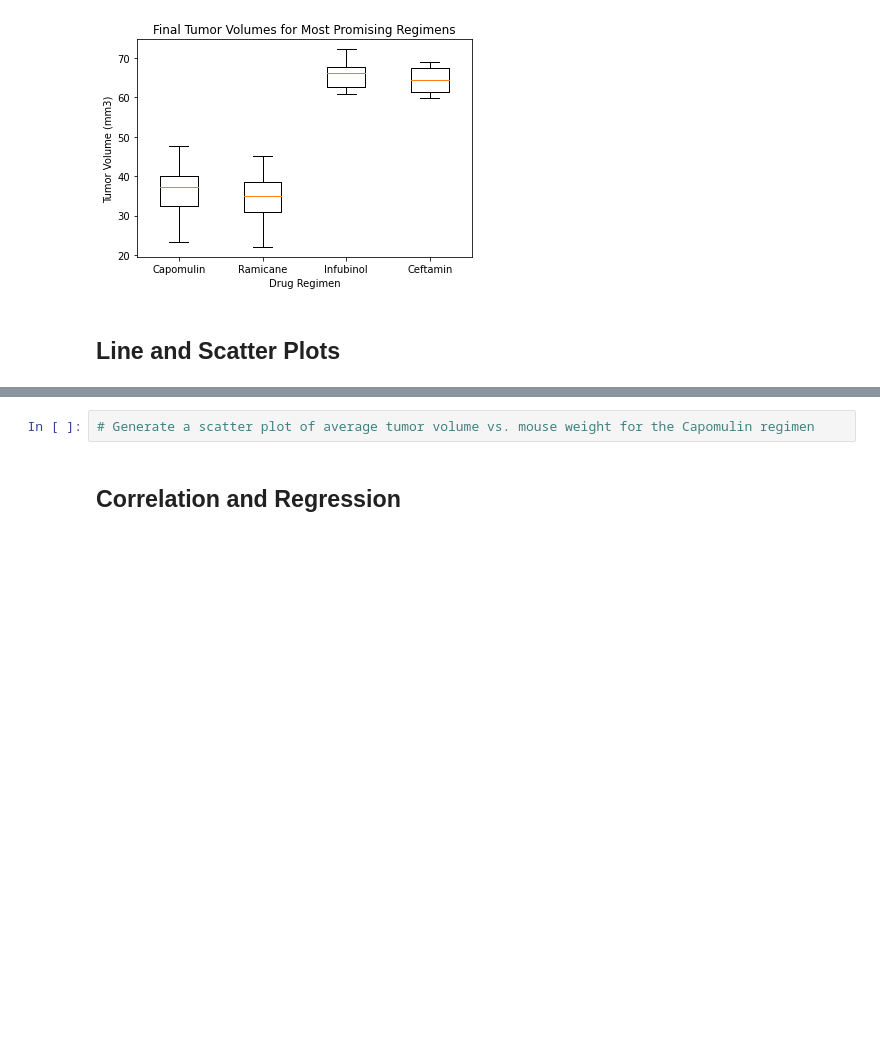
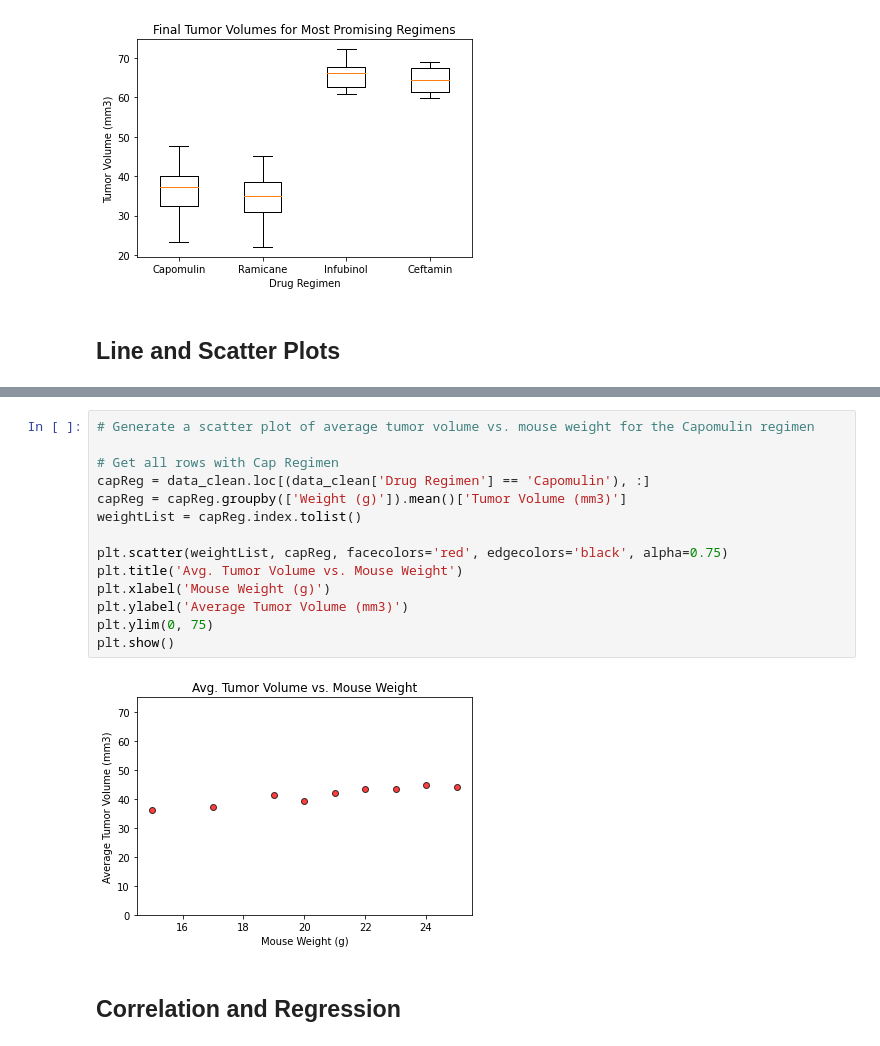
Before and after one commit to siararaeDA/matplotlib-challenge, a Jupyter notebook: Pymaceuticals/pymaceuticals.ipynb, the cells around one changed output, grey strips where cells are left out. Cells and saved outputs as stored; diff of their text form; blank space fills up the shorter version.

```diff
--- a/Pymaceuticals/pymaceuticals.ipynb
+++ b/Pymaceuticals/pymaceuticals.ipynb
@@ -287,5 +286,19 @@ TypeError: '>' not supported between instances of 'int' and 'method'
-# %%
-# Generate a scatter plot of average tumor volume vs. mouse weight for the Capomulin regimen
+# %%
+# Generate a scatter plot of average tumor volume vs. mouse weight for the Capomulin regimen
+
+# Get all rows with Cap Regimen
+capReg = data_clean.loc[(data_clean['Drug Regimen'] == 'Capomulin'), :]
+capReg = capReg.groupby(['Weight (g)']).mean()['Tumor Volume (mm3)']
+weightList = capReg.index.tolist()
+
+plt.scatter(weightList, capReg, facecolors='red', edgecolors='black', alpha=0.75)
+plt.title('Avg. Tumor Volume vs. Mouse Weight')
+plt.xlabel('Mouse Weight (g)')
+plt.ylabel('Average Tumor Volume (mm3)')
+plt.ylim(0, 75)
+plt.show()
+# %% [output]
+[figure, added]
 # %% [markdown]
 ## Correlation and Regression
 # %%
```
Also changed, not shown: parts of 1 cell of this notebook.
